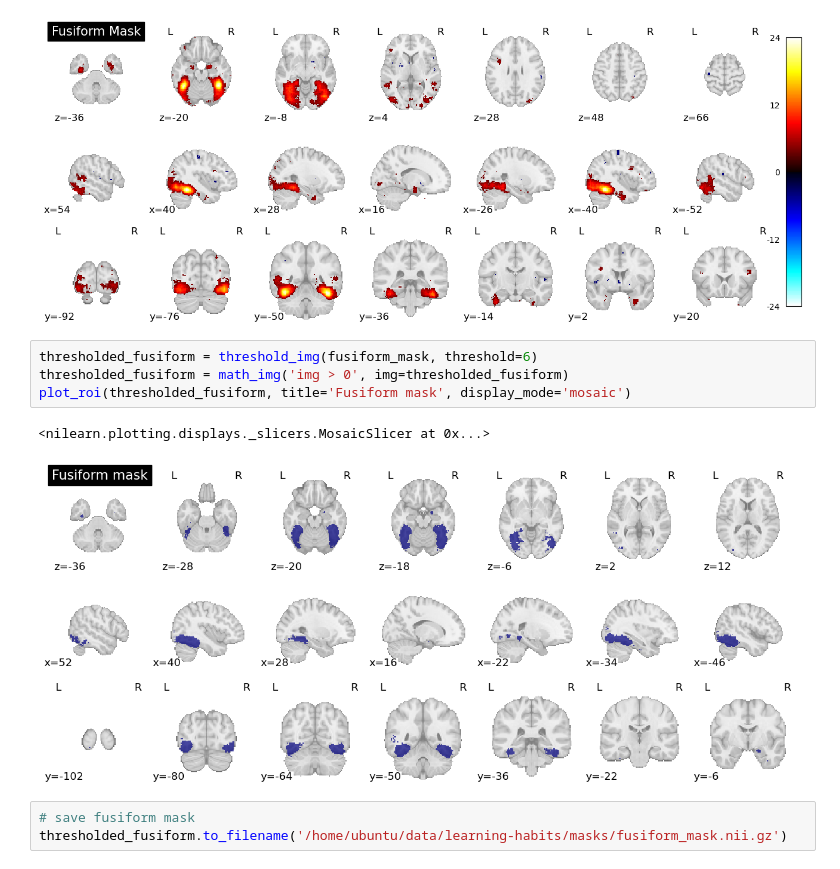
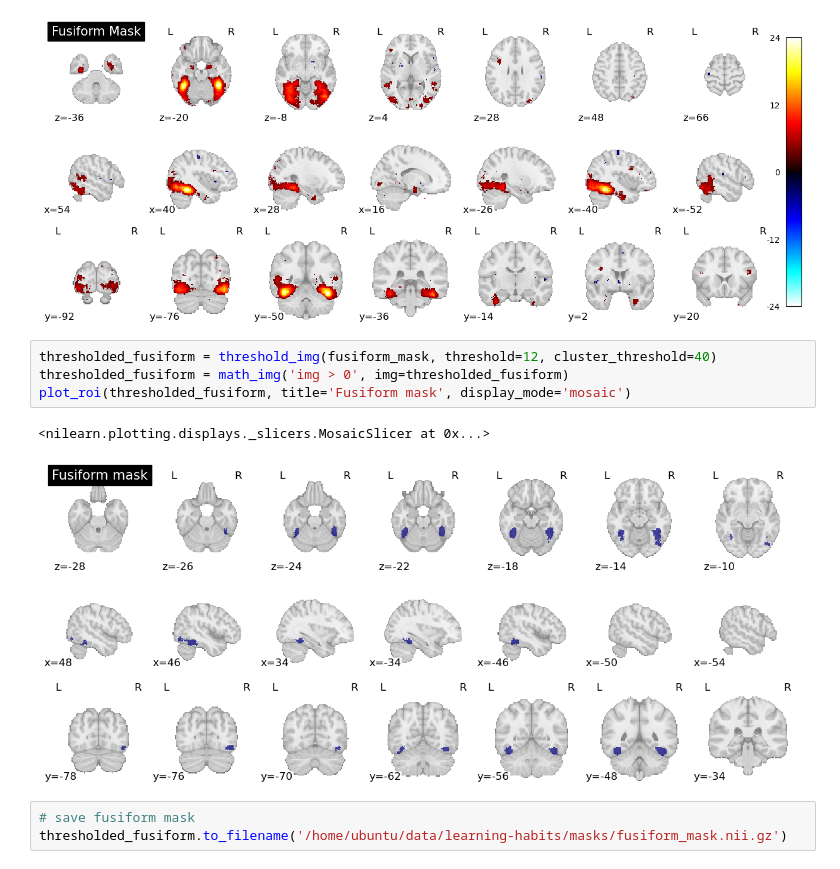
Before and after one commit to hugofluhr/learning-habits-analysis, a Jupyter notebook: notebooks/ROI_masks.ipynb, the cells around one changed output. Cells and saved outputs as stored; diff of their text form.

Commit message:
varying mask thresholds

```diff
--- a/notebooks/ROI_masks.ipynb
+++ b/notebooks/ROI_masks.ipynb
@@ -12,12 +12,12 @@ plot_stat_map(fusiform_mask, title='Fusiform Mask', display_mode='mosaic')
 <nilearn.plotting.displays._slicers.MosaicSlicer at 0x...>
 [figure]
 # %%
-thresholded_fusiform = threshold_img(fusiform_mask, threshold=6)
+thresholded_fusiform = threshold_img(fusiform_mask, threshold=12, cluster_threshold=40)
 thresholded_fusiform = math_img('img > 0', img=thresholded_fusiform)
 plot_roi(thresholded_fusiform, title='Fusiform mask', display_mode='mosaic')
 # %% [output]
 <nilearn.plotting.displays._slicers.MosaicSlicer at 0x...>
-[figure, old version]
+[figure, new version]
 # %%
 # save fusiform mask
 thresholded_fusiform.to_filename('/home/ubuntu/data/learning-habits/masks/fusiform_mask.nii.gz')
```
